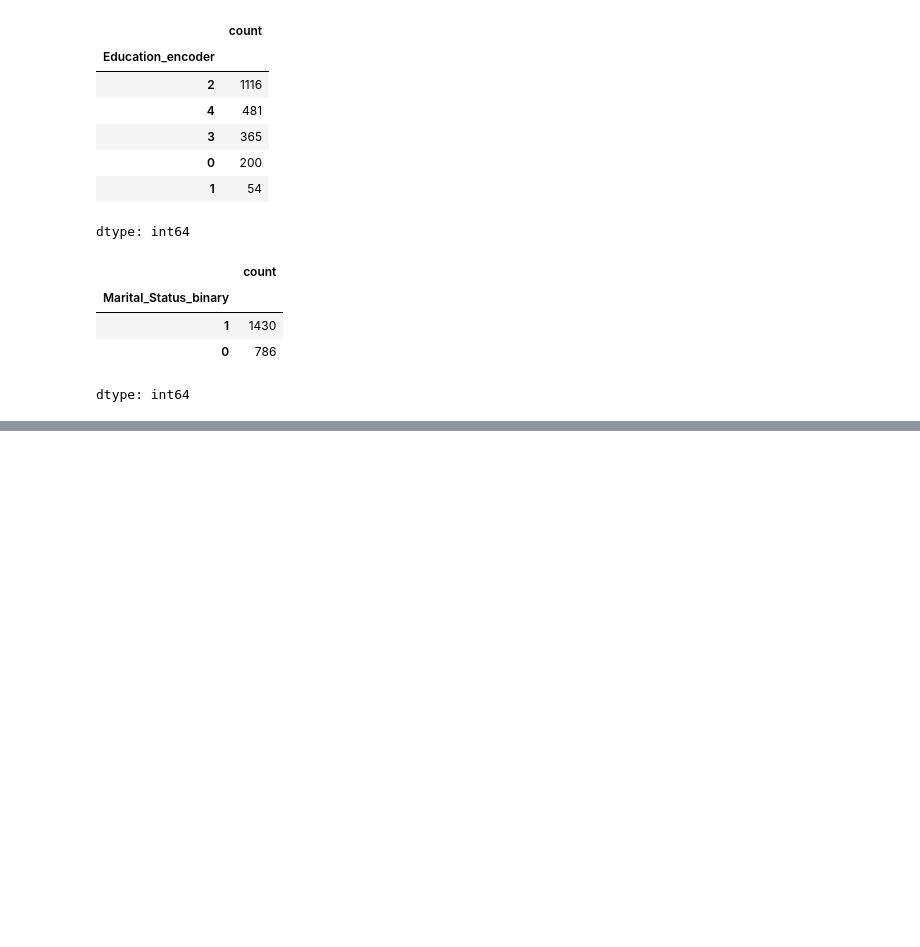
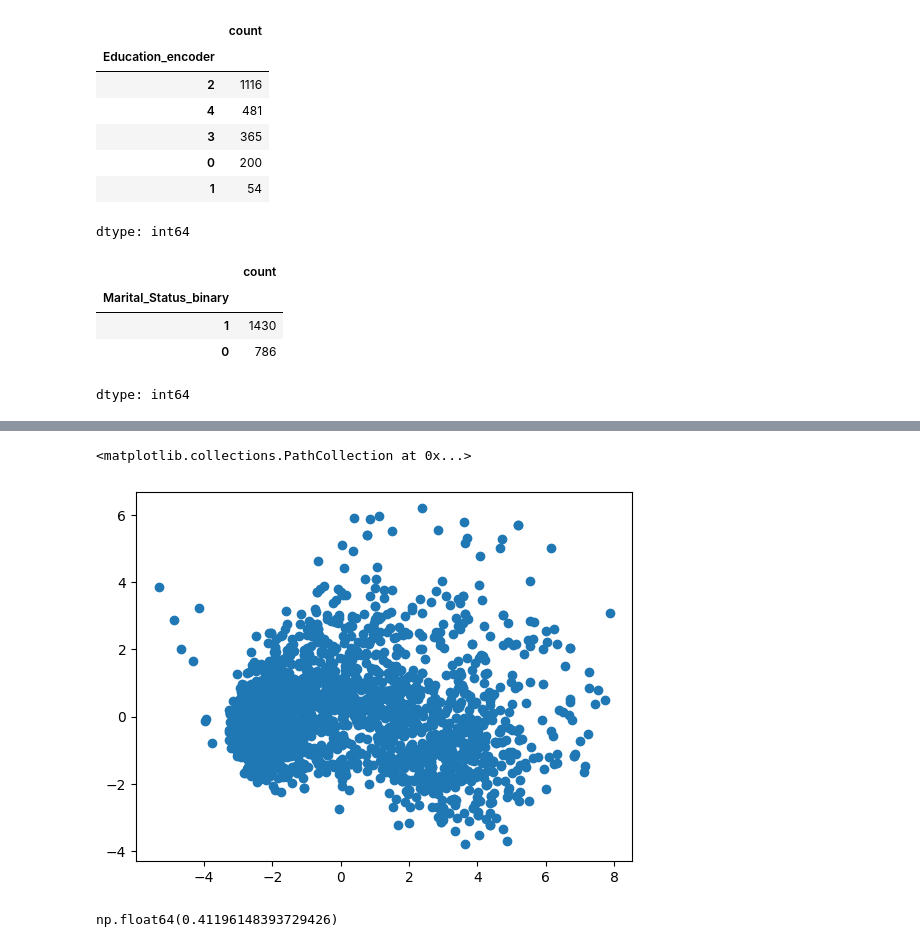
Before and after one commit to Grashch/Data-science, a Jupyter notebook: Clustering_marketing_campaign.ipynb, the cells around one changed output, grey strips where cells are left out. Drawn from its saved outputs; the diff is of its cells as text; code cells hidden in the pictures; blank space fills up the shorter version.

```diff
--- a/Clustering_marketing_campaign.ipynb
+++ b/Clustering_marketing_campaign.ipynb
@@ -88,0 +166,13 @@ dtype: int64
+# %%
+plt.scatter(data_pca[:,0], data_pca[:,1])
+# %% [output]
+<matplotlib.collections.PathCollection at 0x...>
+[figure, added]
+# %%
+kmeans_model = KMeans(n_clusters=4, random_state=42)
+kmeans_model.fit(standart_data)
+y_pred_kmeans = kmeans_model.predict(standart_data)
+score = silhouette_score(data_pca, y_pred_kmeans)
+score
+# %% [output]
+np.float64(0.41196148393729426)
```
Also changed, not shown: parts of 12 cells of this notebook.
